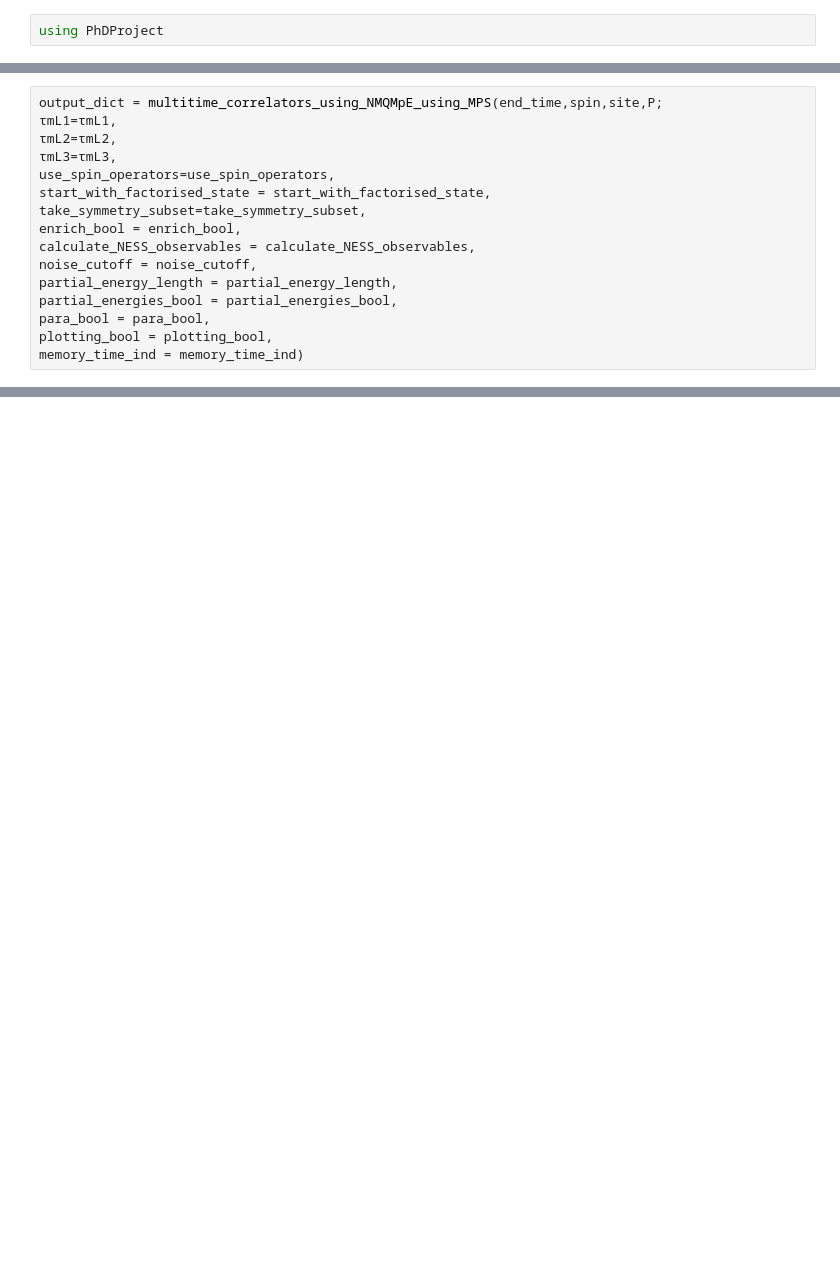
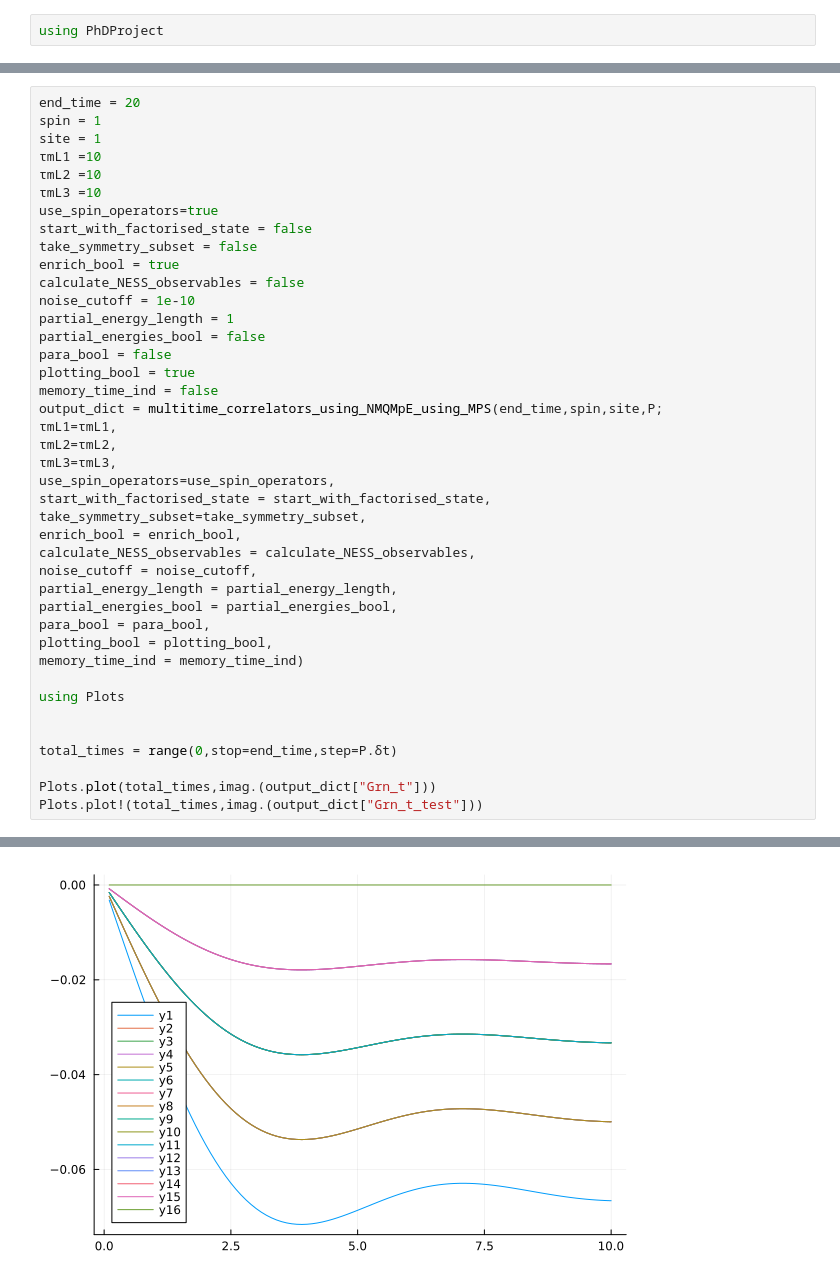
Before and after one commit to DavidStrachan1/Cleaned-PhD-repository, a Jupyter notebook: notebooks/Multitime_correlation_functions/Fermions.ipynb, the cells around one changed output, grey strips where cells are left out. Drawn from its saved outputs; the diff is of its cells as text; blank space fills up the shorter version.

```diff
--- a/notebooks/Multitime_correlation_functions/Fermions.ipynb
+++ b/notebooks/Multitime_correlation_functions/Fermions.ipynb
@@ -71,4 +99,21 @@ DP = DP_initialisation(P)
 # %%
+end_time = 20
+spin = 1
+site = 1
+τmL1 =10
+τmL2 =10
+τmL3 =10
+use_spin_operators=true
+start_with_factorised_state = false
+take_symmetry_subset = false
+enrich_bool = true
+calculate_NESS_observables = false
+noise_cutoff = 1e-10
+partial_energy_length = 1
+partial_energies_bool = false
+para_bool = false
+plotting_bool = true
+memory_time_ind = false
 output_dict = multitime_correlators_using_NMQMpE_using_MPS(end_time,spin,site,P;
 τmL1=τmL1,
 τmL2=τmL2,
@@ -84,3 +129,12 @@ partial_energies_bool = partial_energies_bool,
 para_bool = para_bool,
 plotting_bool = plotting_bool,
 memory_time_ind = memory_time_ind)
+
+using Plots
+
+
+total_times = range(0,stop=end_time,step=P.δt)
+
+Plots.plot(total_times,imag.(output_dict["Grn_t"]))
+Plots.plot!(total_times,imag.(output_dict["Grn_t_test"]))
+# %% [output]
@@ -86,0 +158 @@ memory_time_ind = memory_time_ind)
+[figure, added]
```
Also changed, not shown: parts of 5 cells of this notebook, 4 other files.
